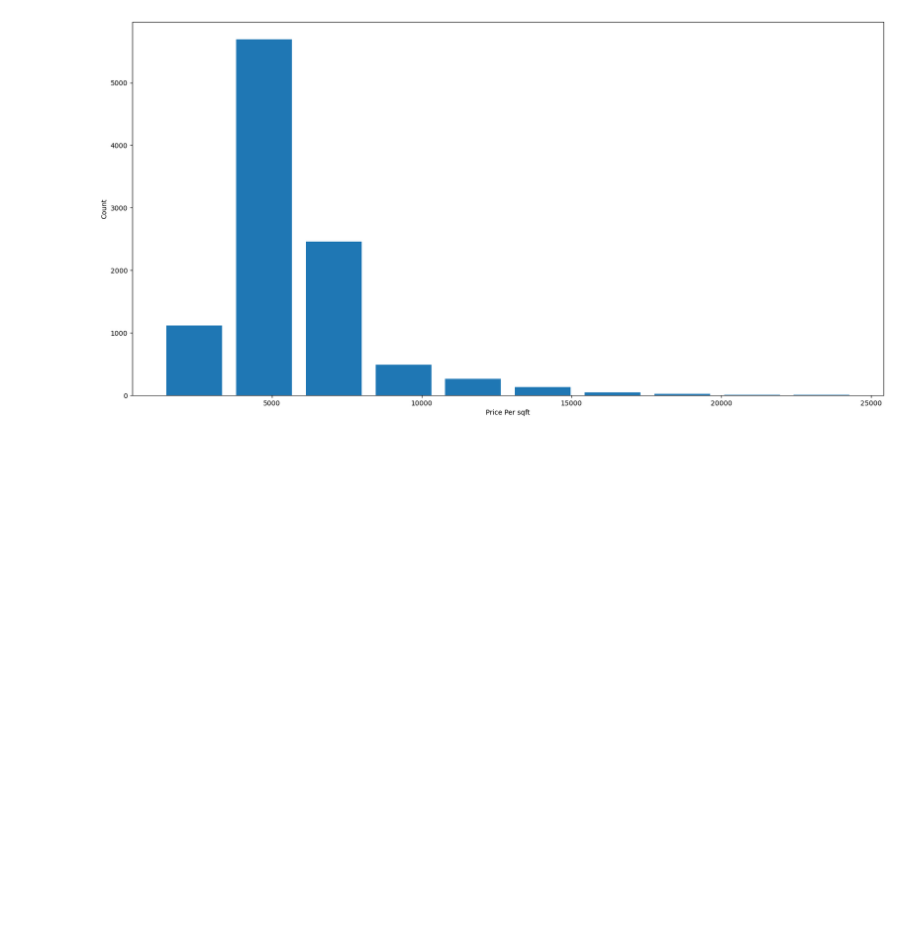
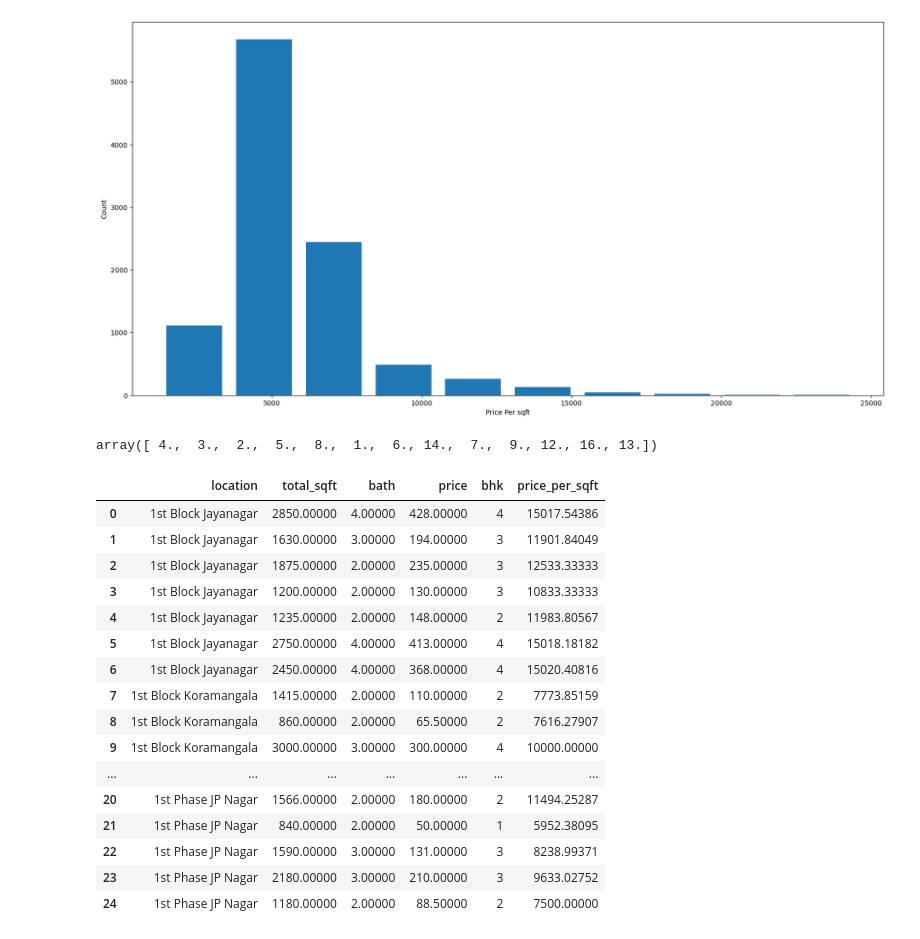
Before and after one commit to praju-1/Machine_Learning, a Jupyter notebook: Supervised_learning/Regression/Banglore_House_Prediction.ipynb, the cells around one changed output. Saved outputs shown, nothing was run; the diff lists cells and outputs as text; code cells hidden in the pictures; blank space fills up the shorter version.

```diff
--- a/Supervised_learning/Regression/Banglore_House_Prediction.ipynb
+++ b/Supervised_learning/Regression/Banglore_House_Prediction.ipynb
@@ -550,3 +550,27 @@ plt.ylabel("Count")
 plt.show()
 # %% [output]
 [figure]
+# %%
+df4['bath'].unique()
+# %% [output]
+array([ 4.,  3.,  2.,  5.,  8.,  1.,  6., 14.,  7.,  9., 12., 16., 13.])
+# %%
+df4.head(25)
+# %% [output]
+|  | location | total_sqft | bath | price | bhk | price_per_sqft |
+| 0 | 1st Block Jayanagar | 2850.00000 | 4.00000 | 428.00000 | 4 | 15017.54386 |
+| 1 | 1st Block Jayanagar | 1630.00000 | 3.00000 | 194.00000 | 3 | 11901.84049 |
+| 2 | 1st Block Jayanagar | 1875.00000 | 2.00000 | 235.00000 | 3 | 12533.33333 |
+| 3 | 1st Block Jayanagar | 1200.00000 | 2.00000 | 130.00000 | 3 | 10833.33333 |
+| 4 | 1st Block Jayanagar | 1235.00000 | 2.00000 | 148.00000 | 2 | 11983.80567 |
+| 5 | 1st Block Jayanagar | 2750.00000 | 4.00000 | 413.00000 | 4 | 15018.18182 |
+| 6 | 1st Block Jayanagar | 2450.00000 | 4.00000 | 368.00000 | 4 | 15020.40816 |
+| 7 | 1st Block Koramangala | 1415.00000 | 2.00000 | 110.00000 | 2 | 7773.85159 |
+| 8 | 1st Block Koramangala | 860.00000 | 2.00000 | 65.50000 | 2 | 7616.27907 |
+| 9 | 1st Block Koramangala | 3000.00000 | 3.00000 | 300.00000 | 4 | 10000.00000 |
+| ... | ... | ... | ... | ... | ... | ... |
+| 20 | 1st Phase JP Nagar | 1566.00000 | 2.00000 | 180.00000 | 2 | 11494.25287 |
+| 21 | 1st Phase JP Nagar | 840.00000 | 2.00000 | 50.00000 | 1 | 5952.38095 |
+| 22 | 1st Phase JP Nagar | 1590.00000 | 3.00000 | 131.00000 | 3 | 8238.99371 |
+| 23 | 1st Phase JP Nagar | 2180.00000 | 3.00000 | 210.00000 | 3 | 9633.02752 |
+| 24 | 1st Phase JP Nagar | 1180.00000 | 2.00000 | 88.50000 | 2 | 7500.00000 |
```
Also changed, not shown: parts of 45 cells of this notebook.
